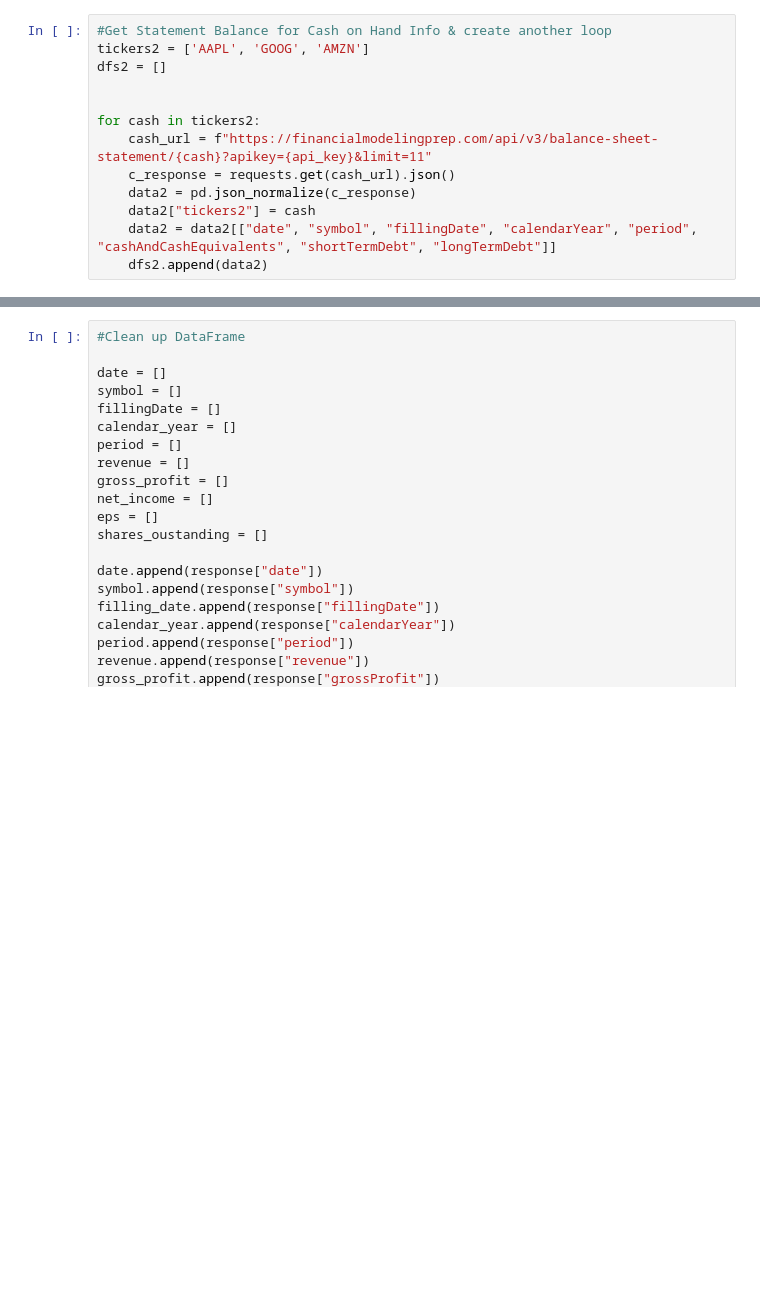
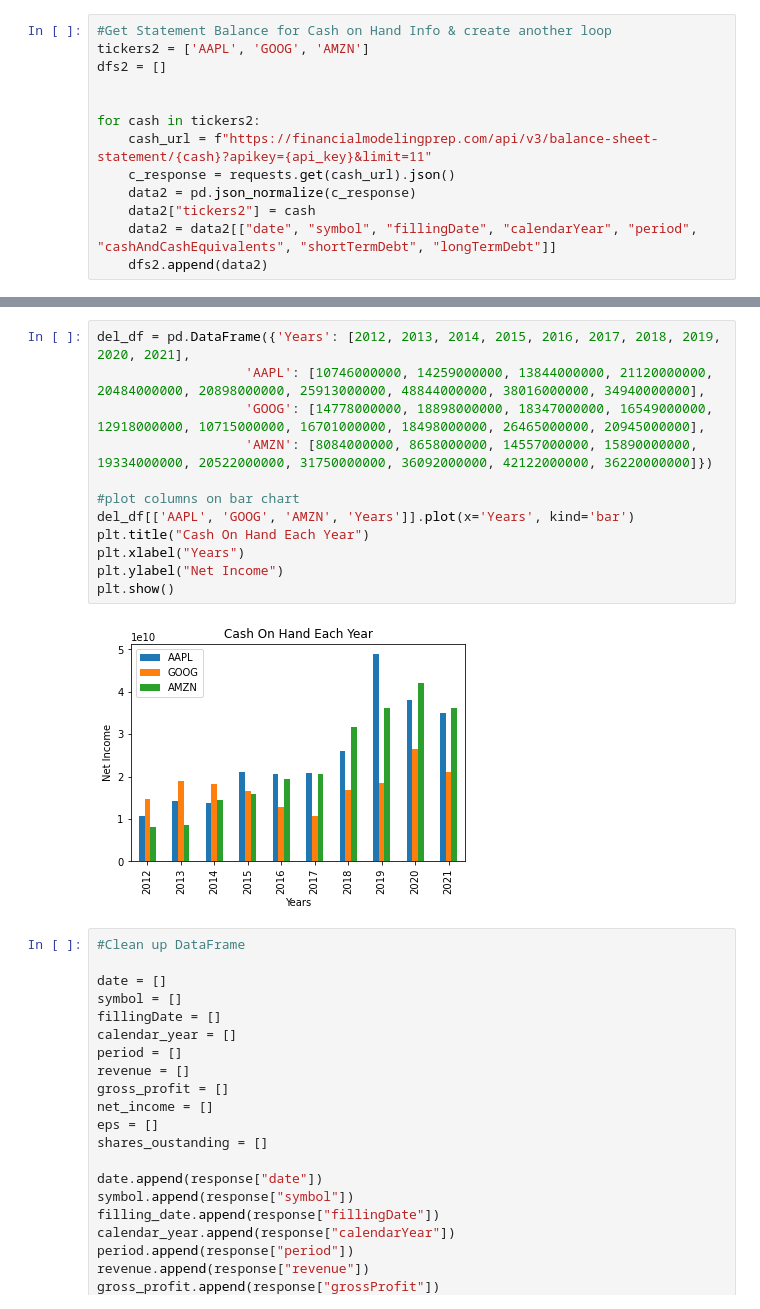
Before and after one commit to lyndsaywylie/Project-1, a Jupyter notebook: kim.ipynb, the cells around one changed output, grey strips where cells are left out. Drawn from its saved outputs; the diff is of its cells as text; blank space fills up the shorter version.

```diff
--- a/kim.ipynb
+++ b/kim.ipynb
@@ -143,6 +198,20 @@ merge2_df
 | 8 | 2013-12-31 | AMZN | 2014-01-31 | 2013 | FY | 8658000000 | 0.000000e+00 | ... |
 | 9 | 2012-12-31 | AMZN | 2013-01-30 | 2012 | FY | 8084000000 | 0.000000e+00 | ... |
 | 10 | 2011-12-31 | AMZN | 2012-02-01 | 2011 | FY | 5269000000 | 0.000000e+00 | ... |
+# %%
+del_df = pd.DataFrame({'Years': [2012, 2013, 2014, 2015, 2016, 2017, 2018, 2019, 2020, 2021],
+                   'AAPL': [10746000000, 14259000000, 13844000000, 21120000000, 20484000000, 20898000000, 25913000000, 48844000000, 38016000000, 34940000000],
+                   'GOOG': [14778000000, 18898000000, 18347000000, 16549000000, 12918000000, 10715000000, 16701000000, 18498000000, 26465000000, 20945000000],
+                   'AMZN': [8084000000, 8658000000, 14557000000, 15890000000, 19334000000, 20522000000, 31750000000, 36092000000, 42122000000, 36220000000]})
+
+#plot columns on bar chart
+del_df[['AAPL', 'GOOG', 'AMZN', 'Years']].plot(x='Years', kind='bar')
+plt.title("Cash On Hand Each Year")
+plt.xlabel("Years")
+plt.ylabel("Net Income")
+plt.show()
+# %% [output]
+[figure, added]
 # %%
 #Clean up DataFrame
 
```
Also changed, not shown: parts of 3 cells of this notebook.
